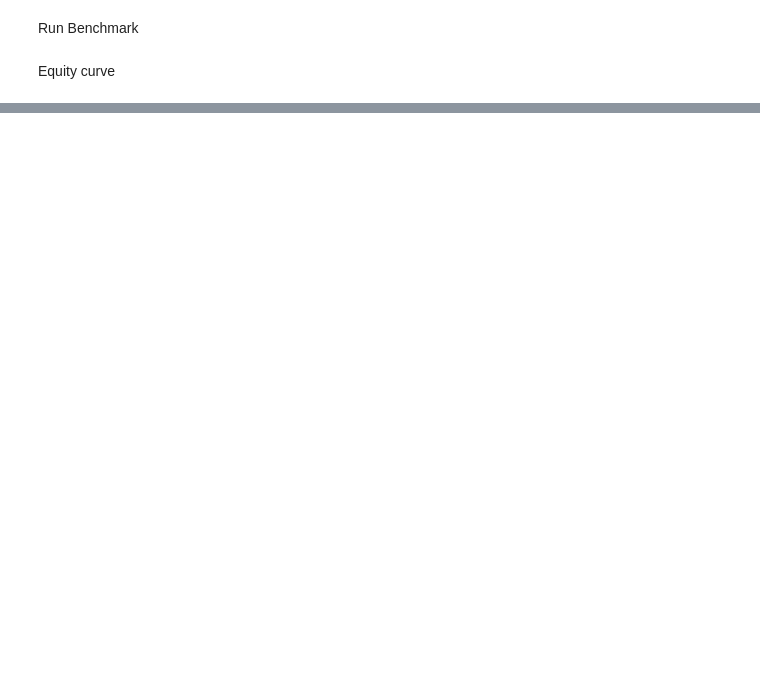
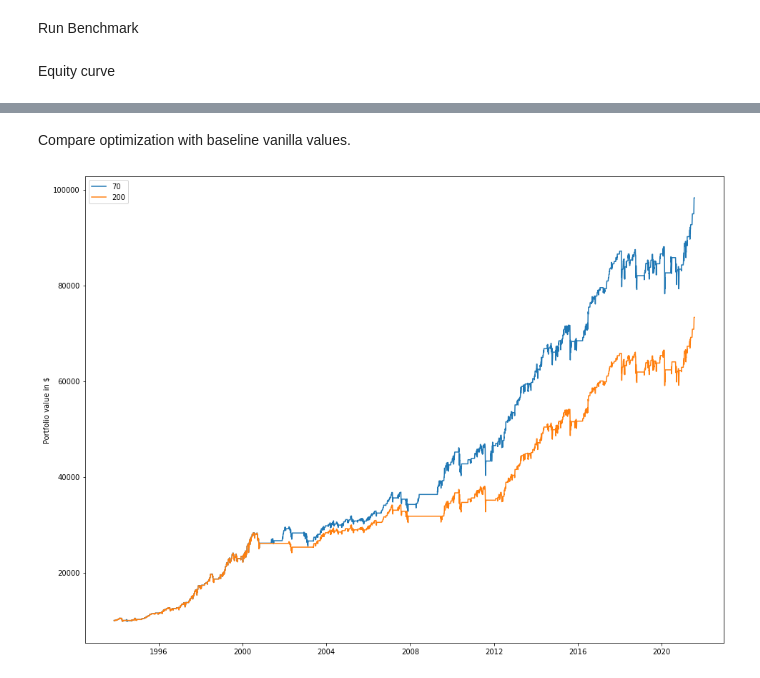
Before and after one commit to fja05680/pinkfish, a Jupyter notebook: examples/080.double-7s/optimize.ipynb, the cells around one changed output, grey strips where cells are left out. Saved outputs shown, nothing was run; the diff lists cells and outputs as text; code cells hidden in the pictures; blank space fills up the shorter version.

```diff
--- a/examples/080.double-7s/optimize.ipynb
+++ b/examples/080.double-7s/optimize.ipynb
@@ -171,0 +180,14 @@ pf.plot_equity_curve(strategies[Y].dbal, benchmark=benchmark.dbal)
+# %% [markdown]
+Compare optimization with baseline vanilla values.
+# %%
+index = None
+if optimize_period:
+    index = ['6', '7']
+elif optimize_sma:
+    index = ['70', '200']
+elif optimize_pct:
+    index = ['1.0', '0.15']
+
+pf.plot_equity_curves(strategies[index], labels=index)
+# %% [output]
+[figure, added]
```
Also changed, not shown: parts of 8 cells of this notebook, 18 other files.
